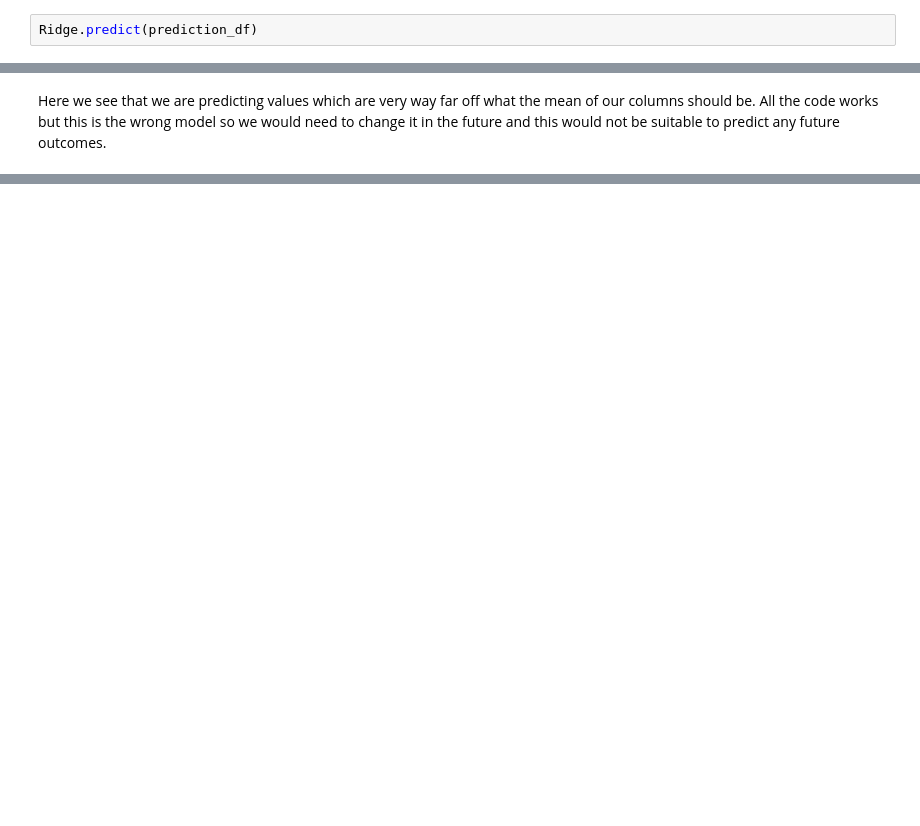
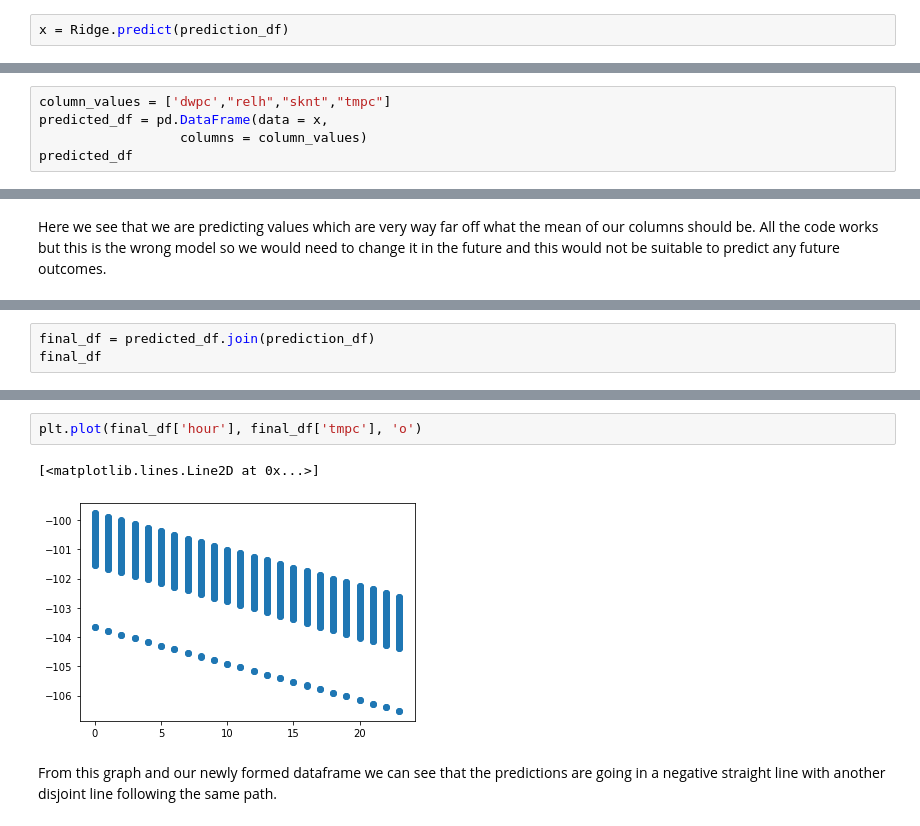
Before and after one commit to timtamjamlamb/MSA-2022-Phase, a Jupyter notebook: data/MSA 2022 Phase 2 Data Science final.ipynb, the cells around one changed output, grey strips where cells are left out. Cells and saved outputs as stored; diff of their text form; blank space fills up the shorter version.

```diff
--- a/data/MSA 2022 Phase 2 Data Science final.ipynb
+++ b/data/MSA 2022 Phase 2 Data Science final.ipynb
@@ -361,2 +354,2 @@ prediction_df
 # %%
-Ridge.predict(prediction_df)
+x = Ridge.predict(prediction_df)
@@ -370,0 +356,5 @@ array([[-173.20674059, -237.21604377,   19.97486652, -103.67163556],
+# %%
+column_values = ['dwpc',"relh","sknt","tmpc"]
+predicted_df = pd.DataFrame(data = x,
+                  columns = column_values)
+predicted_df
@@ -378,0 +378,3 @@ All the code works but this is the wrong model so we would need to change it in
+# %%
+final_df = predicted_df.join(prediction_df)
+final_df
@@ -378,0 +417,7 @@ All the code works but this is the wrong model so we would need to change it in
+# %%
+plt.plot(final_df['hour'], final_df['tmpc'], 'o')
+# %% [output]
+[<matplotlib.lines.Line2D at 0x...>]
+[figure, added]
+# %% [markdown]
+From this graph and our newly formed dataframe we can see that the predictions are going in a negative straight line with another disjoint line following the same path.
```
Also changed, not shown: parts of 12 cells of this notebook.
